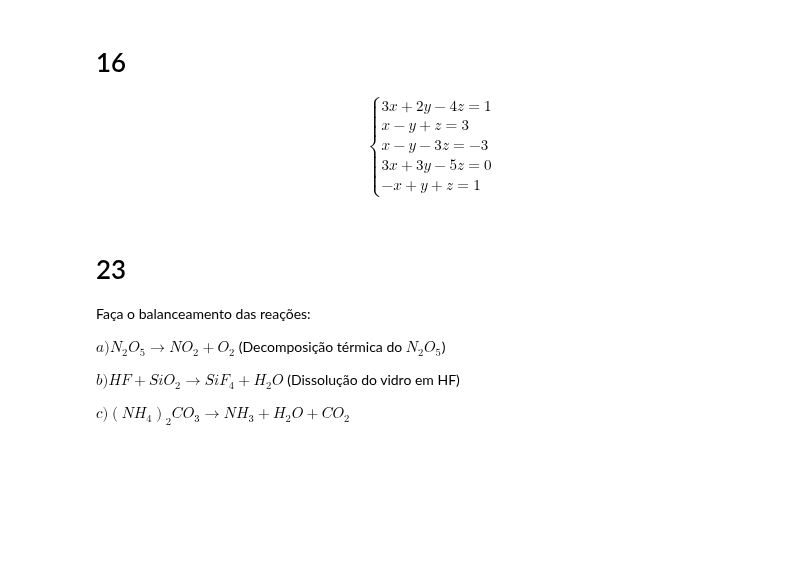
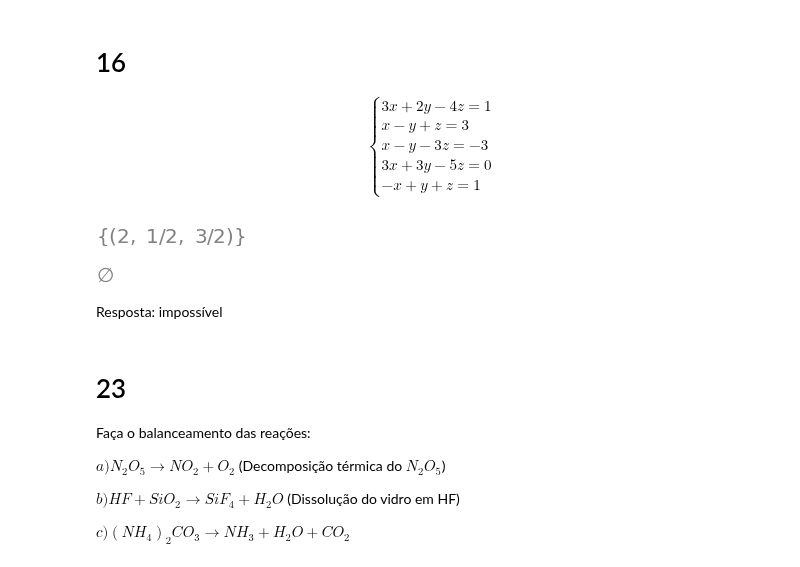
Before and after one commit to samirsaravia/AL-Calc, a Jupyter notebook: ALin/HW-sistemas-lineares.ipynb, the cells around one changed output. Cells and saved outputs as stored; diff of their text form; code cells hidden in the pictures; blank space fills up the shorter version.

```diff
--- a/ALin/HW-sistemas-lineares.ipynb
+++ b/ALin/HW-sistemas-lineares.ipynb
@@ -300,6 +300,22 @@ x-y-3z=-3\\
 3x+3y-5z=0\\
 -x+y+z=1
 \end{cases}$$
+# %%
+A16 = sym.Eq(3*x+2*y-4*z,1)
+B16 = sym.Eq(x-y+z,3)
+C16= sym.Eq(x-y-3*z,-3)
+# %%
+sym.linsolve([A16,B16,C16],x,y,z)
+# %% [output]
+[figure, added]
+# %%
+D16 = sym.Eq(3*x+3*y-5*z,0)
+E16 = sym.Eq(-x+y+z,1)
+sym.linsolve([A16,B16,C16,D16,E16],x,y,z)
+# %% [output]
+[figure, added]
+# %% [markdown]
+Resposta: impossível
 # %% [markdown]
 # 23
 
```
Also changed, not shown: parts of 9 cells of this notebook, 2 other files.
